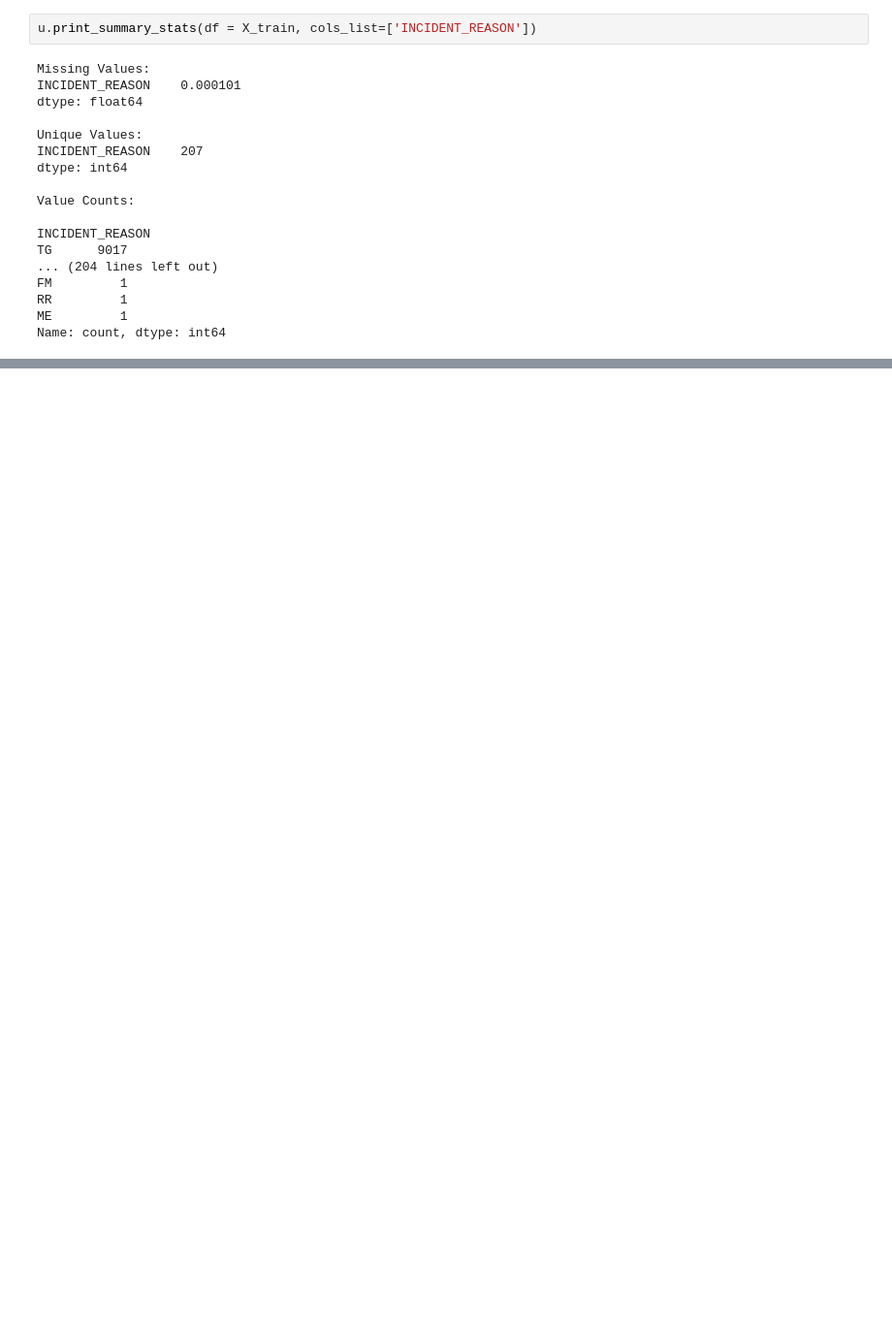
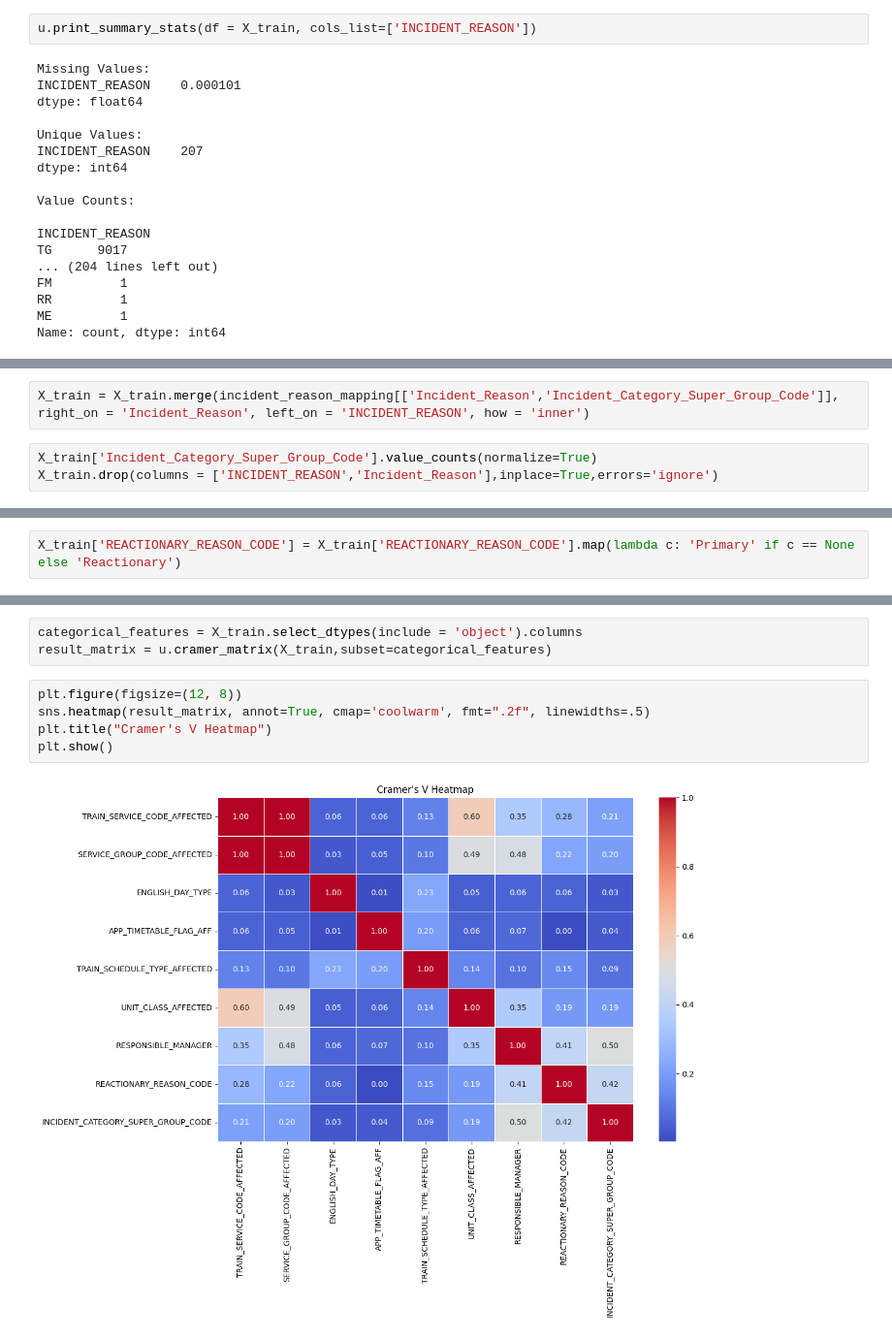
Before and after one commit to dramella/TrainDelays, a Jupyter notebook: Notebooks/Debora/Features_Engineering.ipynb, the cells around one changed output, grey strips where cells are left out. Shown at 97% size. Drawn from its saved outputs; the diff is of its cells as text; blank space fills up the shorter version.

```diff
--- a/Notebooks/Debora/Features_Engineering.ipynb
+++ b/Notebooks/Debora/Features_Engineering.ipynb
@@ -488,0 +514,5 @@ Name: count, dtype: int64
+# %%
+X_train = X_train.merge(incident_reason_mapping[['Incident_Reason','Incident_Category_Super_Group_Code']], right_on = 'Incident_Reason', left_on = 'INCIDENT_REASON', how = 'inner')
+# %%
+X_train['Incident_Category_Super_Group_Code'].value_counts(normalize=True)
+X_train.drop(columns = ['INCIDENT_REASON','Incident_Reason'],inplace=True,errors='ignore')
@@ -488,0 +555,2 @@ Name: count, dtype: int64
+# %%
+X_train['REACTIONARY_REASON_CODE'] = X_train['REACTIONARY_REASON_CODE'].map(lambda c: 'Primary' if c == None else 'Reactionary')
@@ -488,0 +562,10 @@ Name: count, dtype: int64
+# %%
+categorical_features = X_train.select_dtypes(include = 'object').columns
+result_matrix = u.cramer_matrix(X_train,subset=categorical_features)
+# %%
+plt.figure(figsize=(12, 8))
+sns.heatmap(result_matrix, annot=True, cmap='coolwarm', fmt=".2f", linewidths=.5)
+plt.title("Cramer's V Heatmap")
+plt.show()
+# %% [output]
+[figure, added]
```
Also changed, not shown: parts of 21 cells of this notebook, 2 other files.
